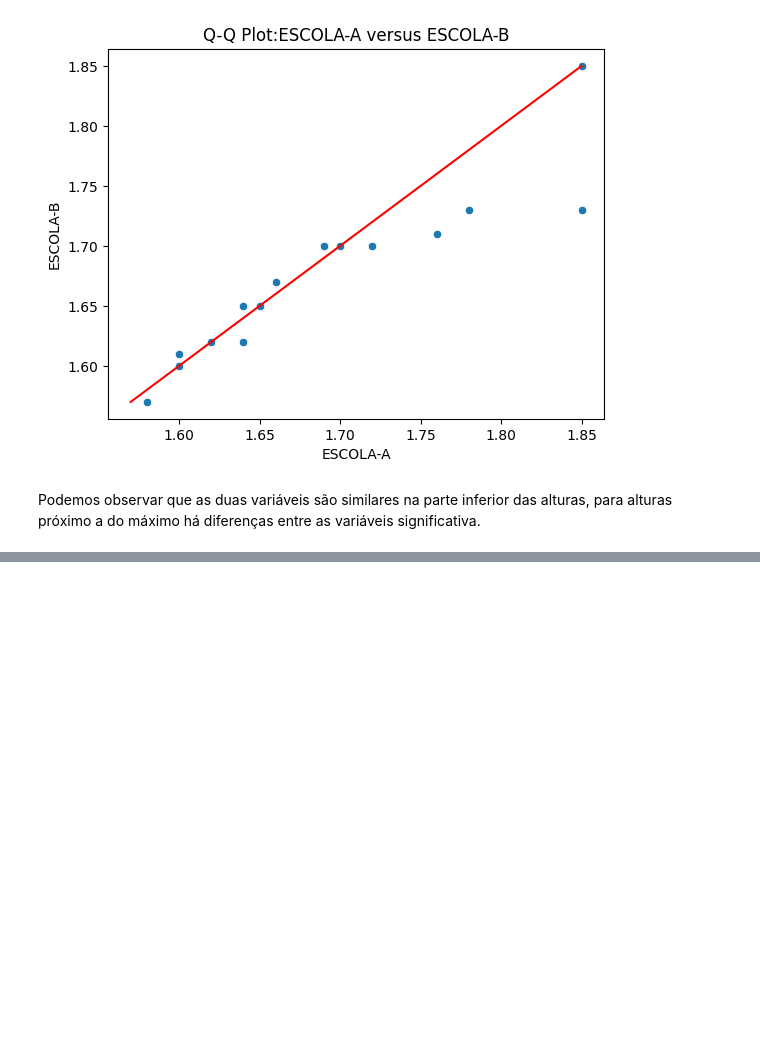
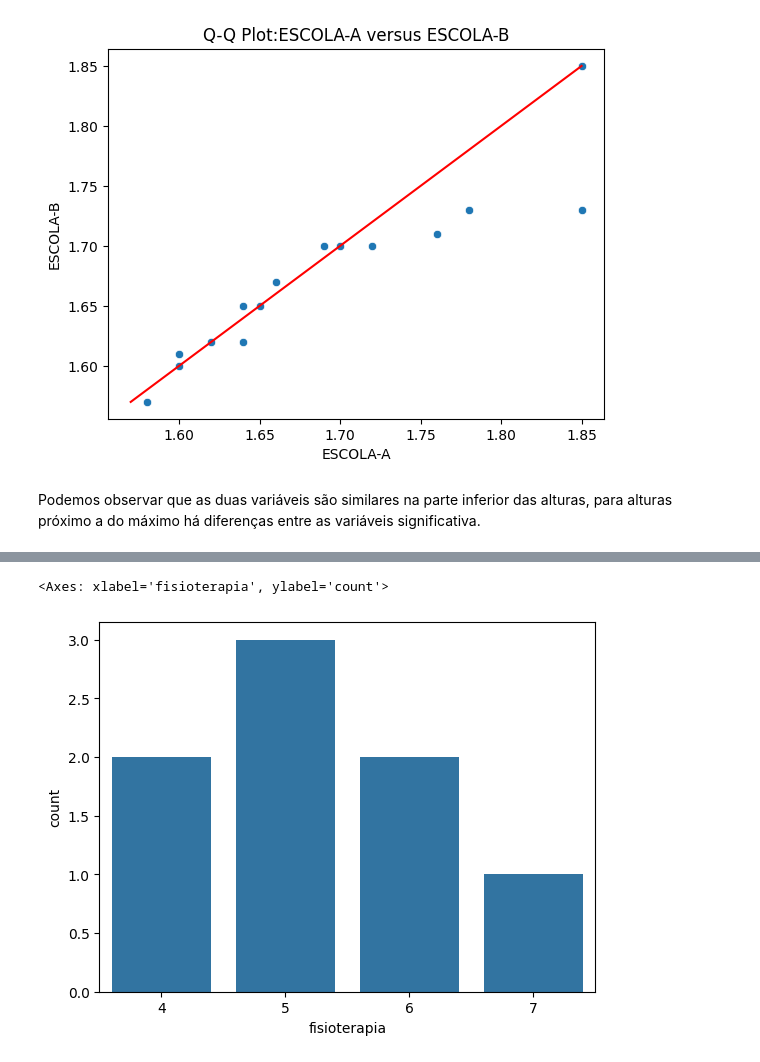
Before and after one commit to sabinorsp/nocoes_de_probabilidade_e_estatistica, a Jupyter notebook: capitulo-1.ipynb, the cells around one changed output, grey strips where cells are left out. Cells and saved outputs as stored; diff of their text form; code cells hidden in the pictures; blank space fills up the shorter version.

```diff
--- a/capitulo-1.ipynb
+++ b/capitulo-1.ipynb
@@ -417,0 +512,7 @@ e. Grau de satisfação da população brasileira com relação ao trabalho de s
+# %%
+grupo_sem_sequelas = df_exercicio2[df_exercicio2.sequelas == 'N']
+# Plot gráfico barras para variável sequela:
+sns.barplot(grupo_sem_sequelas.fisioterapia.value_counts())
+# %% [output]
+<Axes: xlabel='fisioterapia', ylabel='count'>
+[figure, added]
```
Also changed, not shown: parts of 17 cells of this notebook.
